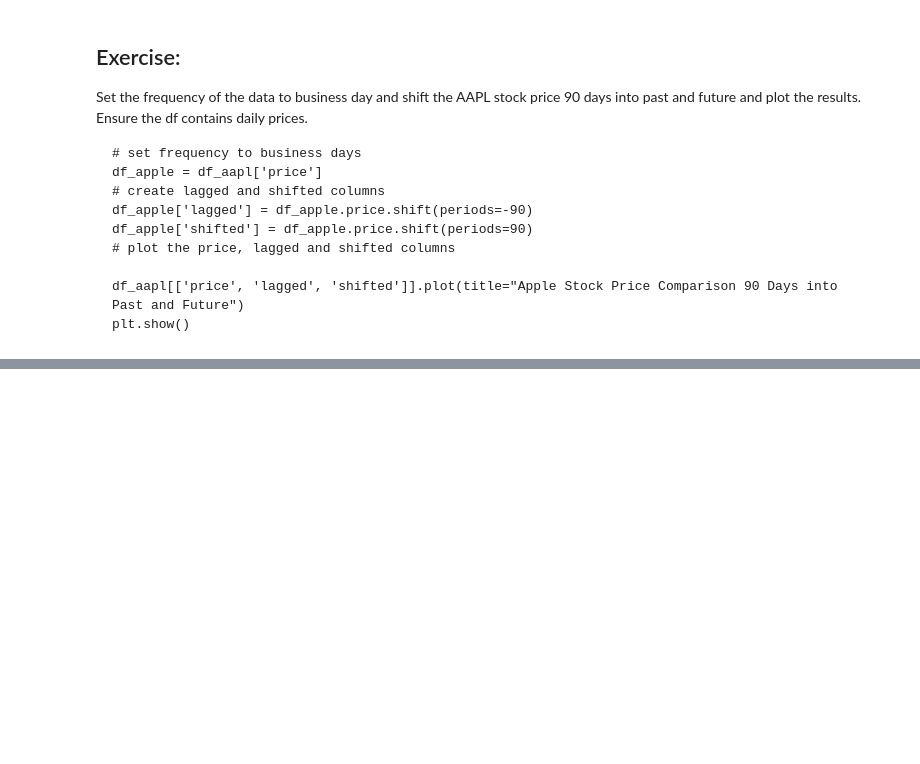
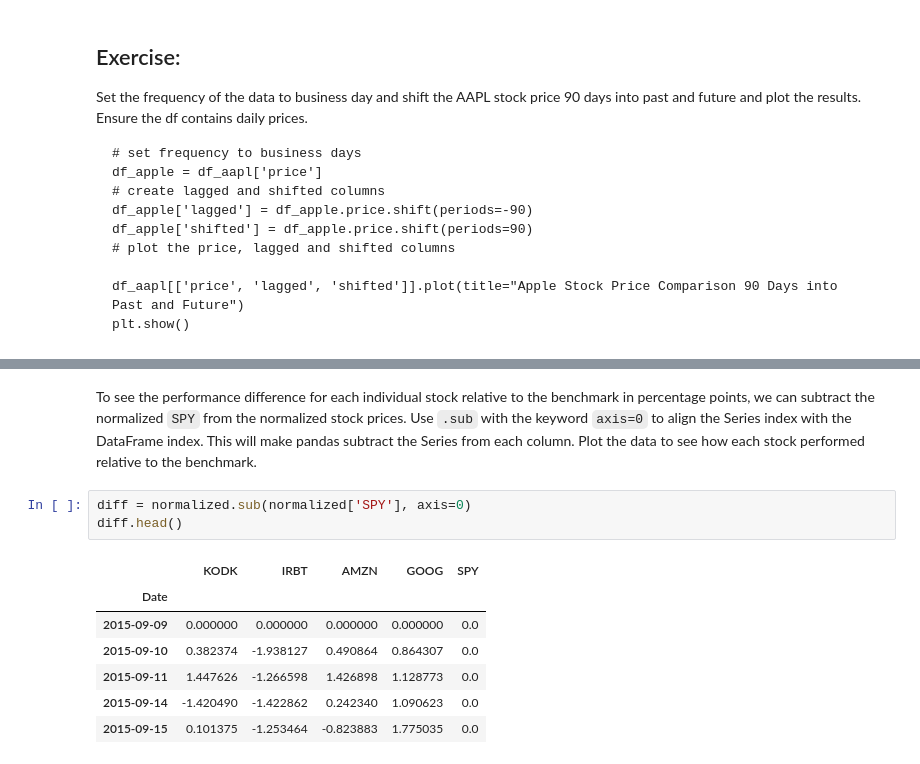
Before and after one commit to GabeMaldonado/JupyterNotebooks, a Jupyter notebook: TimeSeries.ipynb, the cells around one changed output, grey strips where cells are left out. Cells and saved outputs as stored; diff of their text form; blank space fills up the shorter version.

```diff
--- a/TimeSeries.ipynb
+++ b/TimeSeries.ipynb
@@ -591,0 +714,14 @@ plt.show()
+# %% [markdown]
+To see the performance difference for each individual stock relative to the benchmark in percentage points, we can subtract the normalized `SPY` from the normalized stock prices. Use `.sub` with the keyword `axis=0` to align the Series index with the DataFrame index. This will make pandas subtract the Series from each column.
+Plot the data to see how each stock performed relative to the benchmark.
+# %%
+diff = normalized.sub(normalized['SPY'], axis=0)
+diff.head()
+# %% [output]
+|  | KODK | IRBT | AMZN | GOOG | SPY |
+| Date |  |  |  |  |  |
+| 2015-09-09 | 0.000000 | 0.000000 | 0.000000 | 0.000000 | 0.0 |
+| 2015-09-10 | 0.382374 | -1.938127 | 0.490864 | 0.864307 | 0.0 |
+| 2015-09-11 | 1.447626 | -1.266598 | 1.426898 | 1.128773 | 0.0 |
+| 2015-09-14 | -1.420490 | -1.422862 | 0.242340 | 1.090623 | 0.0 |
+| 2015-09-15 | 0.101375 | -1.253464 | -0.823883 | 1.775035 | 0.0 |
```
Also changed, not shown: parts of 20 cells of this notebook.
